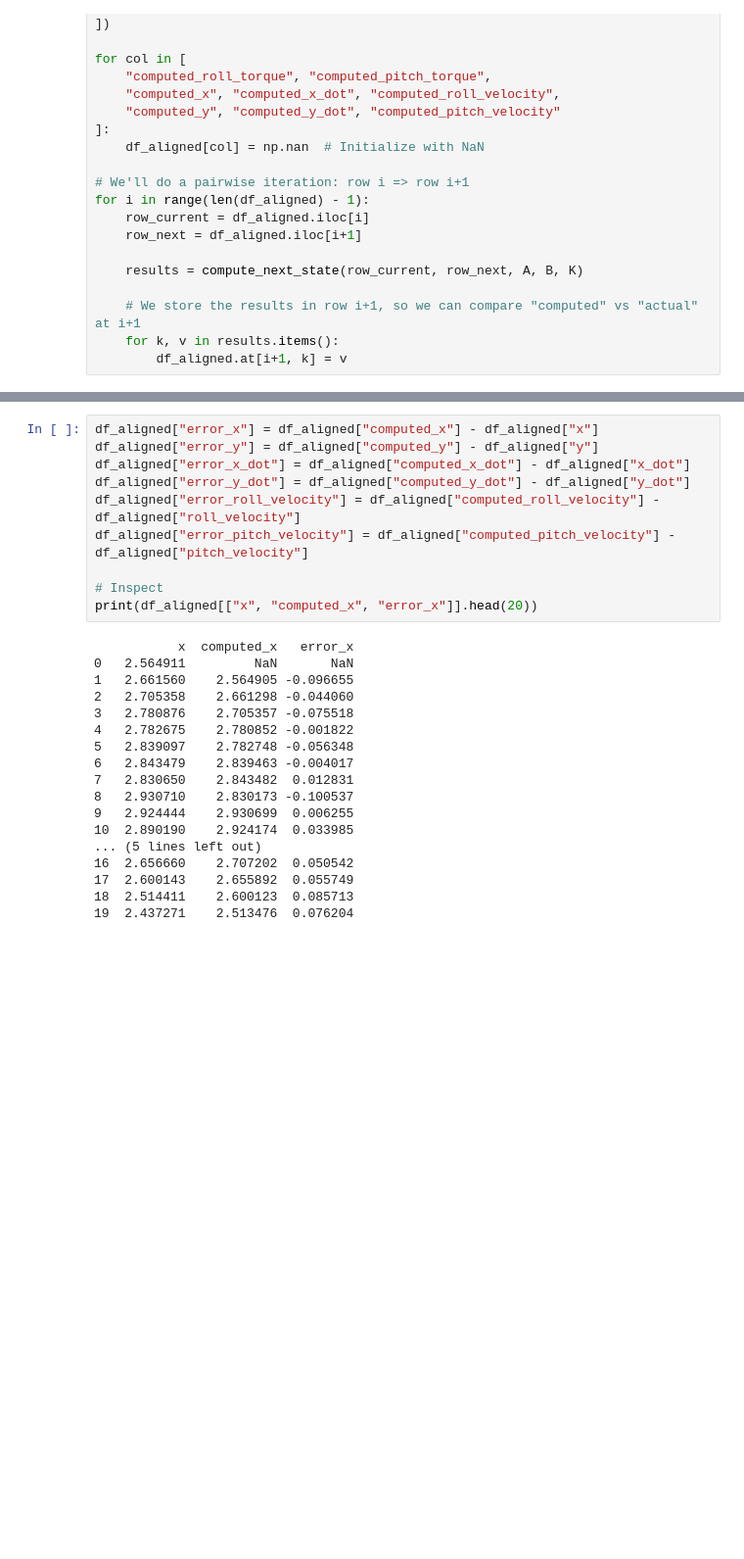
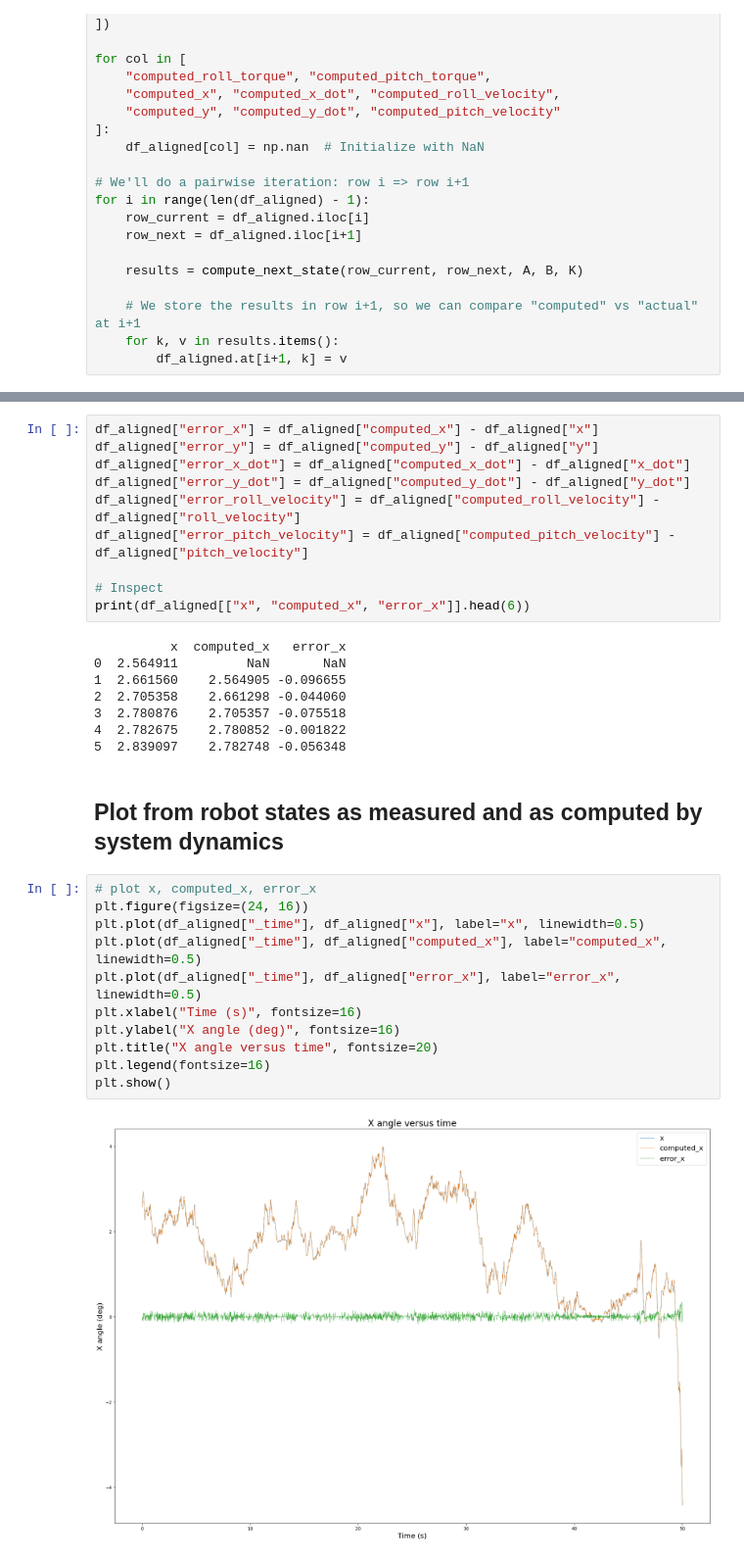
Before and after one commit to Team-2411-RL-Unicycle/rl-unicycle, a Jupyter notebook: scripts/influx-notebook.ipynb, the cells around one changed output, grey strips where cells are left out. Shown: that part at 98% size. Saved outputs shown, nothing was run; the diff lists cells and outputs as text; blank space fills up the shorter version.

Commit message:
cleaned up notebooks and added section titles

```diff
--- a/scripts/influx-notebook.ipynb
+++ b/scripts/influx-notebook.ipynb
@@ -190,22 +200,27 @@ df_aligned["error_roll_velocity"] = df_aligned["computed_roll_velocity"] - df_al
 df_aligned["error_pitch_velocity"] = df_aligned["computed_pitch_velocity"] - df_aligned["pitch_velocity"]
 
 # Inspect
-print(df_aligned[["x", "computed_x", "error_x"]].head(20))
+print(df_aligned[["x", "computed_x", "error_x"]].head(6))
 # %% [output]
-           x  computed_x   error_x
-0   2.564911         NaN       NaN
-1   2.661560    2.564905 -0.096655
-2   2.705358    2.661298 -0.044060
-3   2.780876    2.705357 -0.075518
-4   2.782675    2.780852 -0.001822
-5   2.839097    2.782748 -0.056348
-6   2.843479    2.839463 -0.004017
-7   2.830650    2.843482  0.012831
-8   2.930710    2.830173 -0.100537
-9   2.924444    2.930699  0.006255
-10  2.890190    2.924174  0.033985
-... (5 lines left out)
-16  2.656660    2.707202  0.050542
-17  2.600143    2.655892  0.055749
-18  2.514411    2.600123  0.085713
-19  2.437271    2.513476  0.076204
+          x  computed_x   error_x
+0  2.564911         NaN       NaN
+1  2.661560    2.564905 -0.096655
+2  2.705358    2.661298 -0.044060
+3  2.780876    2.705357 -0.075518
+4  2.782675    2.780852 -0.001822
+5  2.839097    2.782748 -0.056348
+# %% [markdown]
+## Plot from robot states as measured and as computed by system dynamics
+# %%
+# plot x, computed_x, error_x
+plt.figure(figsize=(24, 16))
+plt.plot(df_aligned["_time"], df_aligned["x"], label="x", linewidth=0.5)
+plt.plot(df_aligned["_time"], df_aligned["computed_x"], label="computed_x", linewidth=0.5)
+plt.plot(df_aligned["_time"], df_aligned["error_x"], label="error_x", linewidth=0.5)
+plt.xlabel("Time (s)", fontsize=16)
+plt.ylabel("X angle (deg)", fontsize=16)
+plt.title("X angle versus time", fontsize=20)
+plt.legend(fontsize=16)
+plt.show()
+# %% [output]
+[figure, added]
```
Also changed, not shown: parts of 4 cells of this notebook, 1 other file.
